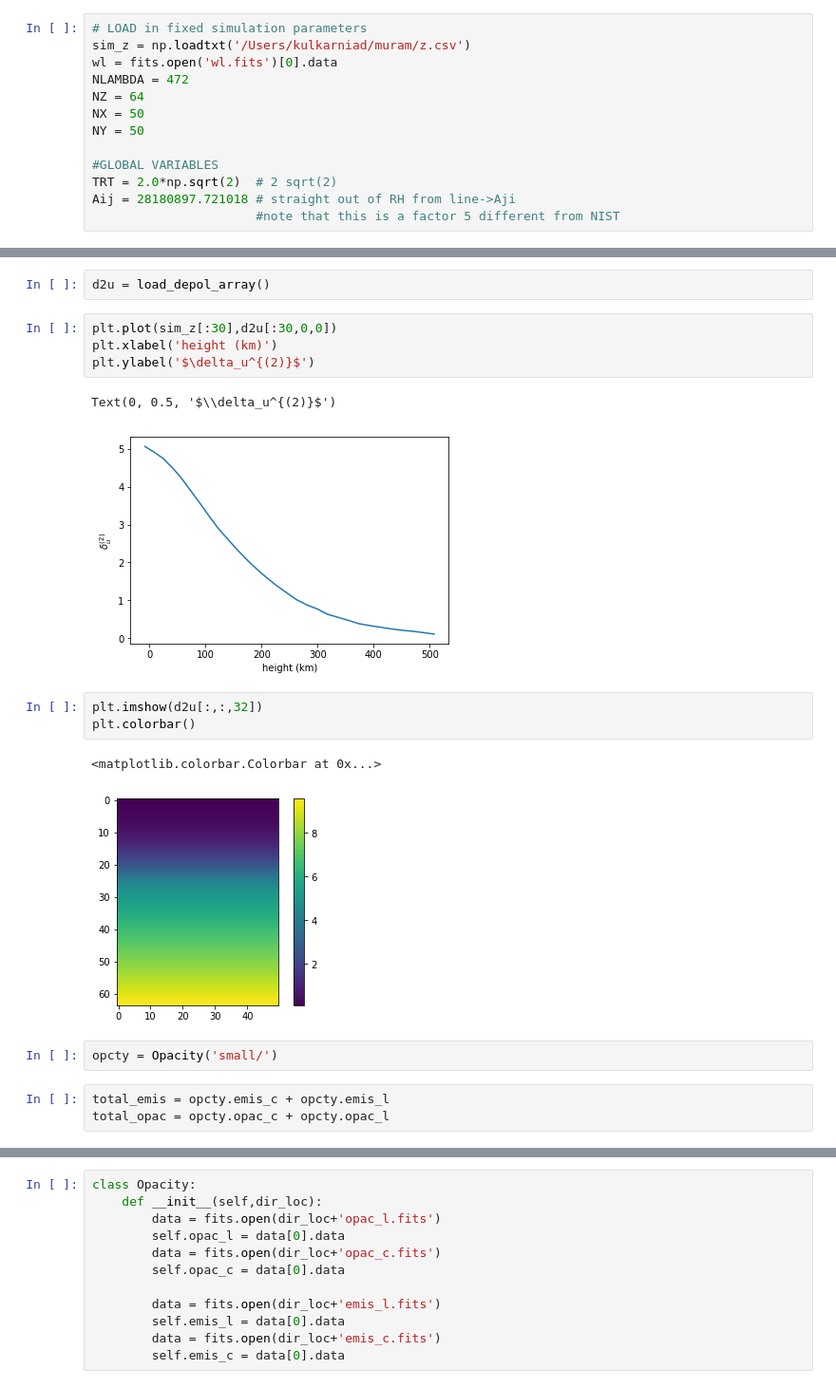
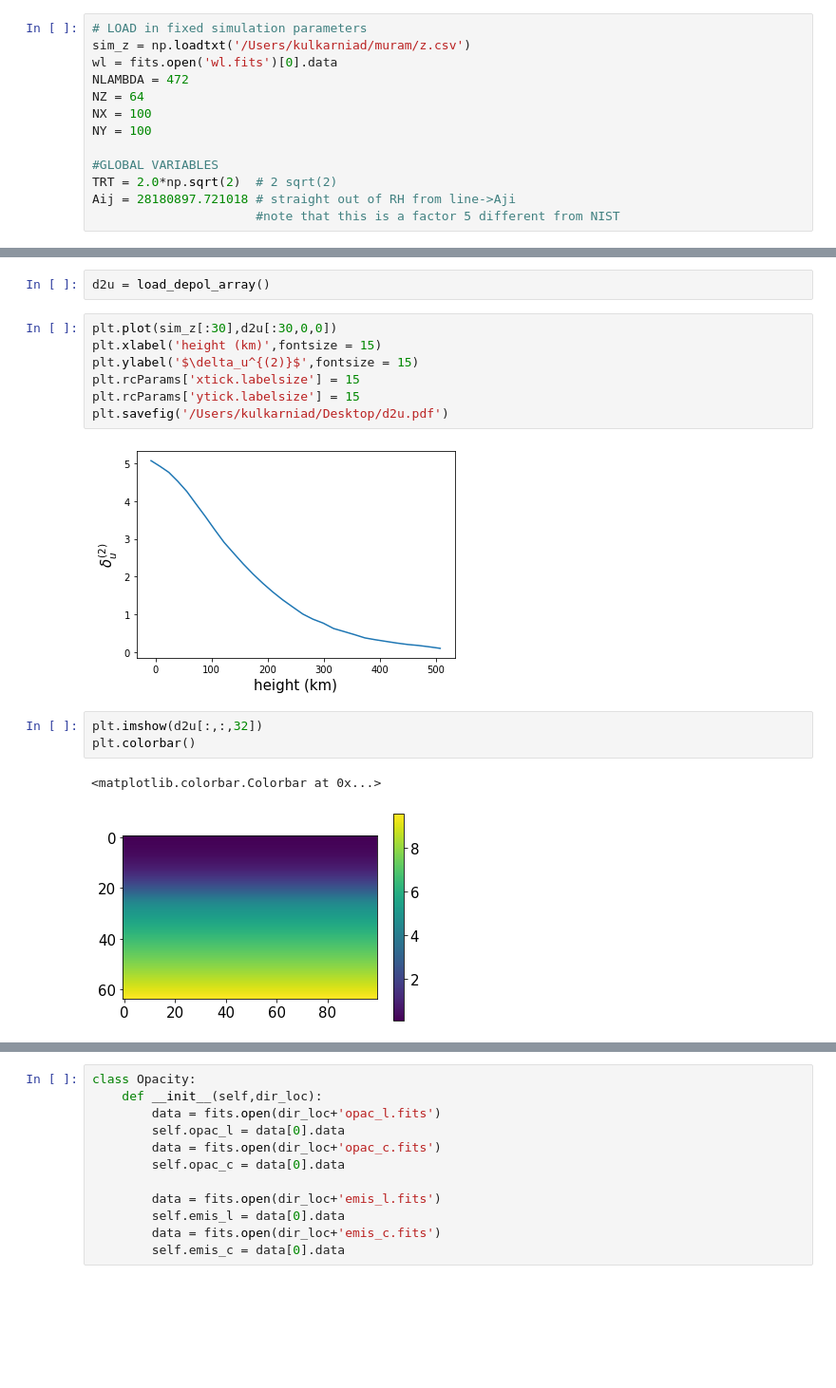
Before and after one commit to neerajkulk/reconstruct_hanle, a Jupyter notebook: scattering_pol/spol_synthesize.ipynb, the cells around one changed output, grey strips where cells are left out. Shown: that part at 95% size. Cells and saved outputs as stored; diff of their text form; blank space fills up the shorter version.

Commit message:
add new plots and cleanup random old plots

```diff
--- a/scattering_pol/spol_synthesize.ipynb
+++ b/scattering_pol/spol_synthesize.ipynb
@@ -12,8 +12,8 @@ sim_z = np.loadtxt('/Users/kulkarniad/muram/z.csv')
 wl = fits.open('wl.fits')[0].data
 NLAMBDA = 472
 NZ = 64
-NX = 50
-NY = 50
+NX = 100
+NY = 100
 
 #GLOBAL VARIABLES
 TRT = 2.0*np.sqrt(2)  # 2 sqrt(2)
@@ -44,19 +44,16 @@ def load_depol_array():
 d2u = load_depol_array()
 # %%
 plt.plot(sim_z[:30],d2u[:30,0,0])
-plt.xlabel('height (km)')
-plt.ylabel('$\delta_u^{(2)}$')
+plt.xlabel('height (km)',fontsize = 15)
+plt.ylabel('$\delta_u^{(2)}$',fontsize = 15)
+plt.rcParams['xtick.labelsize'] = 15
+plt.rcParams['ytick.labelsize'] = 15
+plt.savefig('/Users/kulkarniad/Desktop/d2u.pdf')
 # %% [output]
-Text(0, 0.5, '$\\delta_u^{(2)}$')
-[figure, old version]
+[figure, new version]
 # %%
 plt.imshow(d2u[:,:,32])
 plt.colorbar()
 # %% [output]
 <matplotlib.colorbar.Colorbar at 0x...>
-[figure, old version]
+[figure, new version]
-# %%
-opcty = Opacity('small/')
-# %%
-total_emis = opcty.emis_c + opcty.emis_l
-total_opac = opcty.opac_c + opcty.opac_l
```
Also changed, not shown: parts of 89 cells of this notebook.
